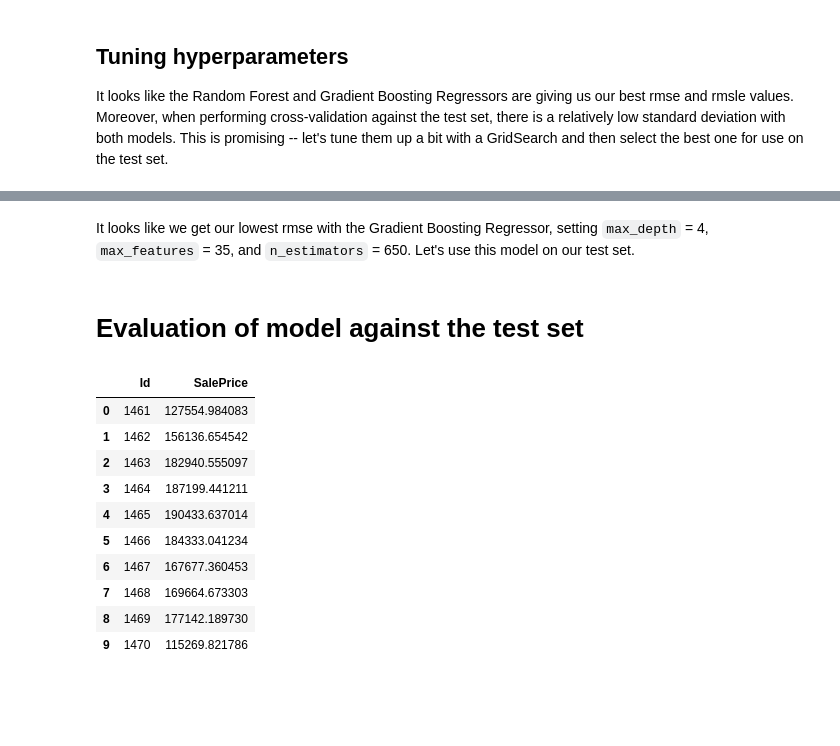
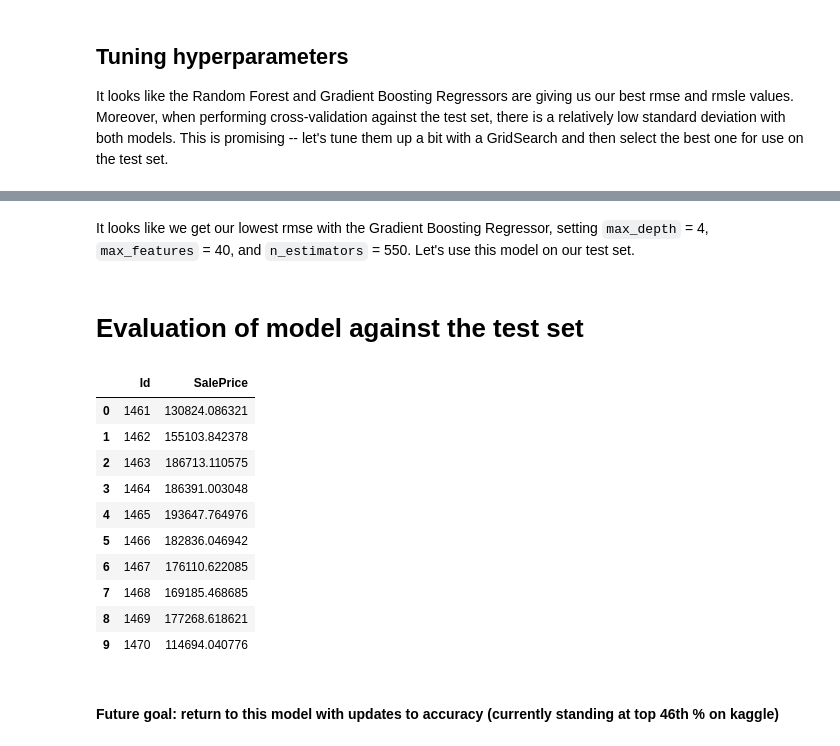
Before and after one commit to dtaylor072/housing-prices, a Jupyter notebook: price_prediction.ipynb, the cells around one changed output, grey strips where cells are left out. Cells and saved outputs as stored; diff of their text form; code cells hidden in the pictures; blank space fills up the shorter version.

Commit message:
finalized initial submission

```diff
--- a/price_prediction.ipynb
+++ b/price_prediction.ipynb
@@ -222,26 +224,32 @@ preprocessor = ColumnTransformer(
 # %%
+# initialize an array of models to fit to training data and compare to one another
 regressors = [
     Lasso(alpha=0.001,precompute=True,max_iter=10000, positive=True, random_state=42, selection='random', tol=0.1),
     DecisionTreeRegressor(random_state=42),
     RandomForestRegressor(random_state=42),
     SVR(gamma='auto'),
-    GradientBoostingRegressor()
+    GradientBoostingRegressor(),
+    AdaBoostRegressor(random_state=42)
 ]
 
+# iterate through each model, process data, fit the regression model, and compute the error (with several methods)
 for regressor in regressors:
     pipe = Pipeline(steps=[('preprocessor', preprocessor),
                            ('reg', regressor)])
     pipe.fit(X_train, y_train)
 
+    # cross-evaluation helps us to minimize our generalized error
+    # here we compute a stratified 5-fold cross-evaluation for each model get an RMSE value for each evaluation
     cross_val_mse_scores = cross_val_score(pipe, X_train, y_train, scoring='neg_mean_squared_error', cv=10)
     cv_rmse = np.sqrt(-cross_val_mse_scores)
 
+    # predict on the test set (still within the training set)
     y_pred = pipe.predict(X_test)
-    print([x for x in y_pred if x < 0])
+
+    # compute the RMSE for comparison
     rmse = np.sqrt(mean_squared_error(y_test, y_pred))
-    rmsle = np.sqrt(mean_squared_log_error(y_test, y_pred))
 
     print(regressor)
-    print("model rmse: %.3f // model rmsle: %.3f" % (rmse, rmsle))
-    print("mean rmse: %.3f // std rmse: %.3f" % (cv_rmse.mean(), cv_rmse.std()))
+    print("model rmse: %.3f " % rmse)
+    print("CV mean rmse: %.3f // CV std rmse: %.3f" % (cv_rmse.mean(), cv_rmse.std()))
 # %% [output]
@@ -275,12 +283,13 @@ gb_reg = Pipeline(steps=[('preprocessor', preprocessor),
                        ('reg', GradientBoostingRegressor())])
 
 rf_reg = Pipeline(steps=[('preprocessor', preprocessor),
-                       ('reg', RandomForestRegressor())])
+                       ('reg', RandomForestRegressor(random_state=42))])
 
 gb_grid_search = GridSearchCV(gb_reg, param_grid[0], cv=5,
                            scoring='neg_mean_squared_error', return_train_score=True)
-gb_grid_search.fit(X_train, y_train)
+gb_fit = gb_grid_search.fit(X_train, y_train)
 
 rf_grid_search = GridSearchCV(rf_reg, param_grid[1], cv=5,
                            scoring='neg_mean_squared_error', return_train_score=True)
-rf_grid_search.fit(X_train, y_train)
+
+rf_fit = rf_grid_search.fit(X_train, y_train)
@@ -336,27 +327,27 @@ print(gb_grid_search.best_params_, rf_grid_search.best_params_)
 # %% [markdown]
-It looks like we get our lowest rmse with the Gradient Boosting Regressor, setting `max_depth` = 4, `max_features` = 35, and `n_estimators` = 650. Let's use this model on our test set.
+It looks like we get our lowest rmse with the Gradient Boosting Regressor, setting `max_depth` = 4, `max_features` = 40, and `n_estimators` = 550. Let's use this model on our test set.
 # %% [markdown]
 # Evaluation of model against the test set
 # %%
 final_model = Pipeline(steps=[('preprocessor', preprocessor),
                               ('reg', GradientBoostingRegressor(max_depth = 4,
-                                                                max_features = 35,
-                                                                n_estimators = 650))])
+                                                                max_features = 40,
+                                                                n_estimators = 550))])
 final_model.fit(X_train, y_train)
 
 y_pred = pd.Series(final_model.predict(test_df))
 # %%
-submission_df = pd.concat([X_test.reset_index().Id, y_pred], axis=1, keys=['Id', 'SalePrice'])
+submission_df = pd.concat([test_df.reset_index().Id, y_pred], axis=1, keys=['Id', 'SalePrice'])
 submission_df.head(10)
 # %% [output]
 |  | Id | SalePrice |
-| 0 | 1461 | 127554.984083 |
-| 1 | 1462 | 156136.654542 |
-| 2 | 1463 | 182940.555097 |
-| 3 | 1464 | 187199.441211 |
-| 4 | 1465 | 190433.637014 |
-| 5 | 1466 | 184333.041234 |
-| 6 | 1467 | 167677.360453 |
-| 7 | 1468 | 169664.673303 |
-| 8 | 1469 | 177142.189730 |
-| 9 | 1470 | 115269.821786 |
+| 0 | 1461 | 130824.086321 |
+| 1 | 1462 | 155103.842378 |
+| 2 | 1463 | 186713.110575 |
+| 3 | 1464 | 186391.003048 |
+| 4 | 1465 | 193647.764976 |
+| 5 | 1466 | 182836.046942 |
+| 6 | 1467 | 176110.622085 |
+| 7 | 1468 | 169185.468685 |
+| 8 | 1469 | 177268.618621 |
+| 9 | 1470 | 114694.040776 |
@@ -364,0 +357,2 @@ submission_df.to_csv('submission.csv', index=False)
+# %% [markdown]
+#### Future goal: return to this model with updates to accuracy (currently standing at top 46th % on kaggle)
```
Also changed, not shown: parts of 7 cells of this notebook.
